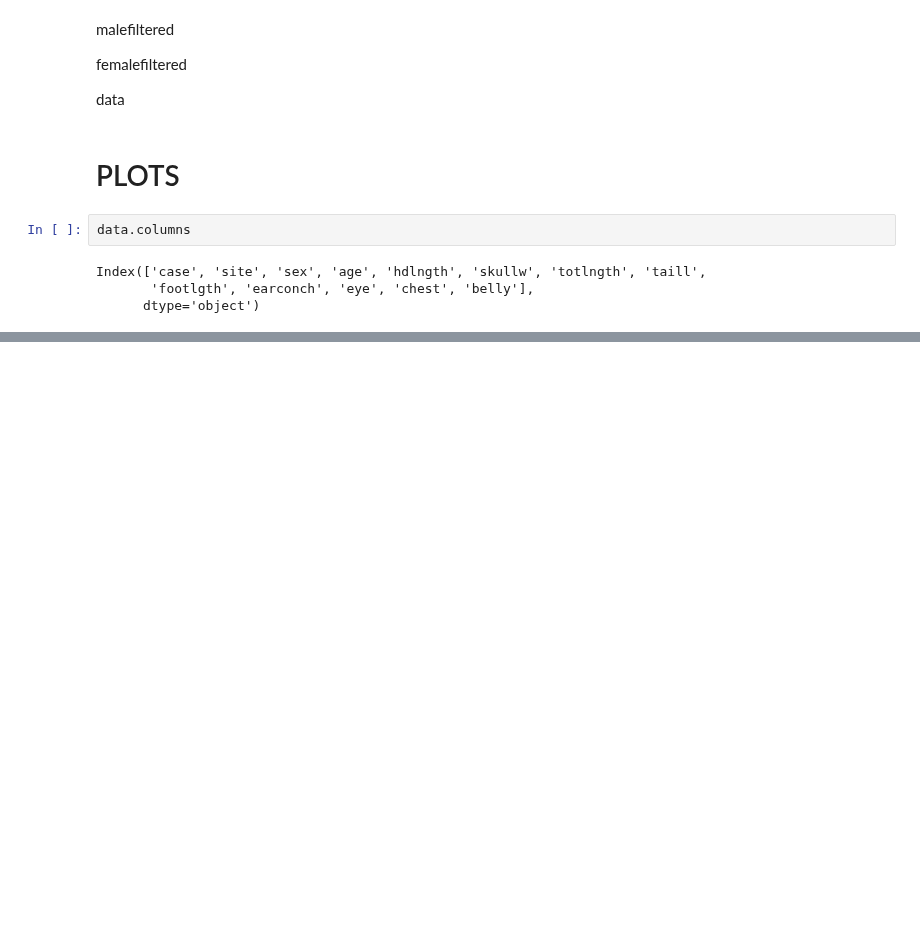
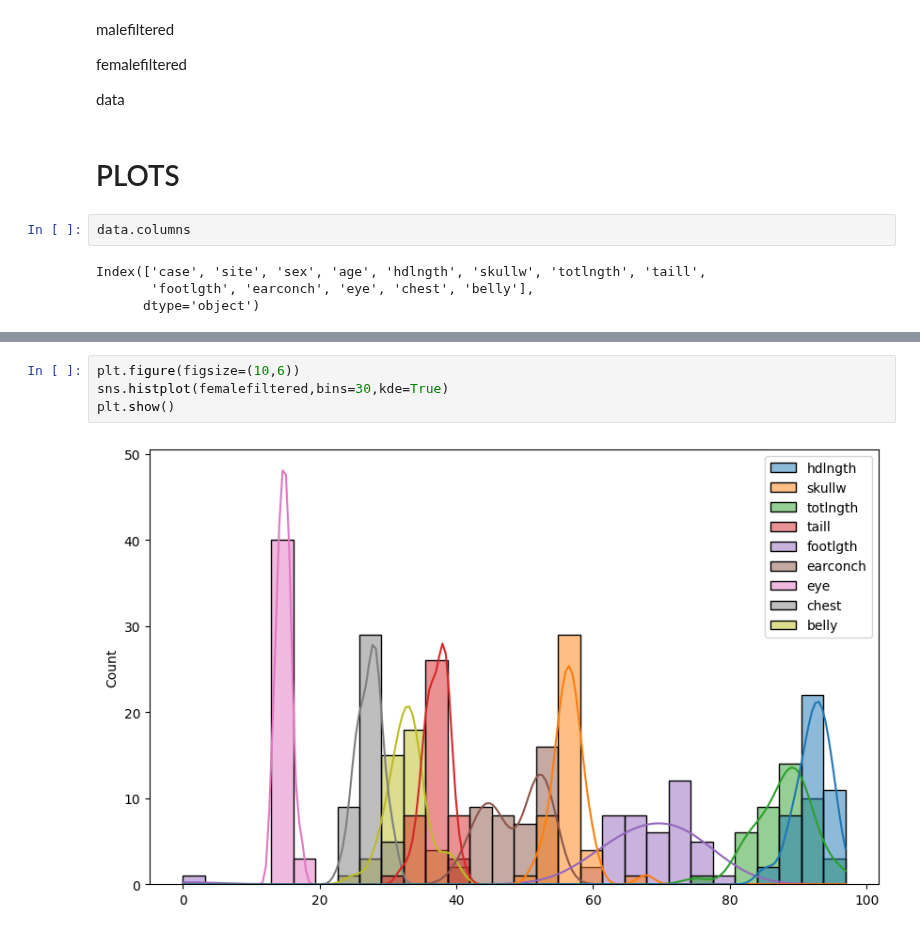
Before and after one commit to bissakaAI/DataAndData_analysis, a Jupyter notebook: Task_folder/pandas/Hamid_jimoh_task18/possumdata.ipynb, the cells around one changed output, grey strips where cells are left out. Drawn from its saved outputs; the diff is of its cells as text; blank space fills up the shorter version.

```diff
--- a/Task_folder/pandas/Hamid_jimoh_task18/possumdata.ipynb
+++ b/Task_folder/pandas/Hamid_jimoh_task18/possumdata.ipynb
@@ -866,0 +808,6 @@ plt.show()
+# %%
+plt.figure(figsize=(10,6))
+sns.histplot(femalefiltered,bins=30,kde=True)
+plt.show()
+# %% [output]
+[figure, added]
```
Also changed, not shown: parts of 4 cells of this notebook.
